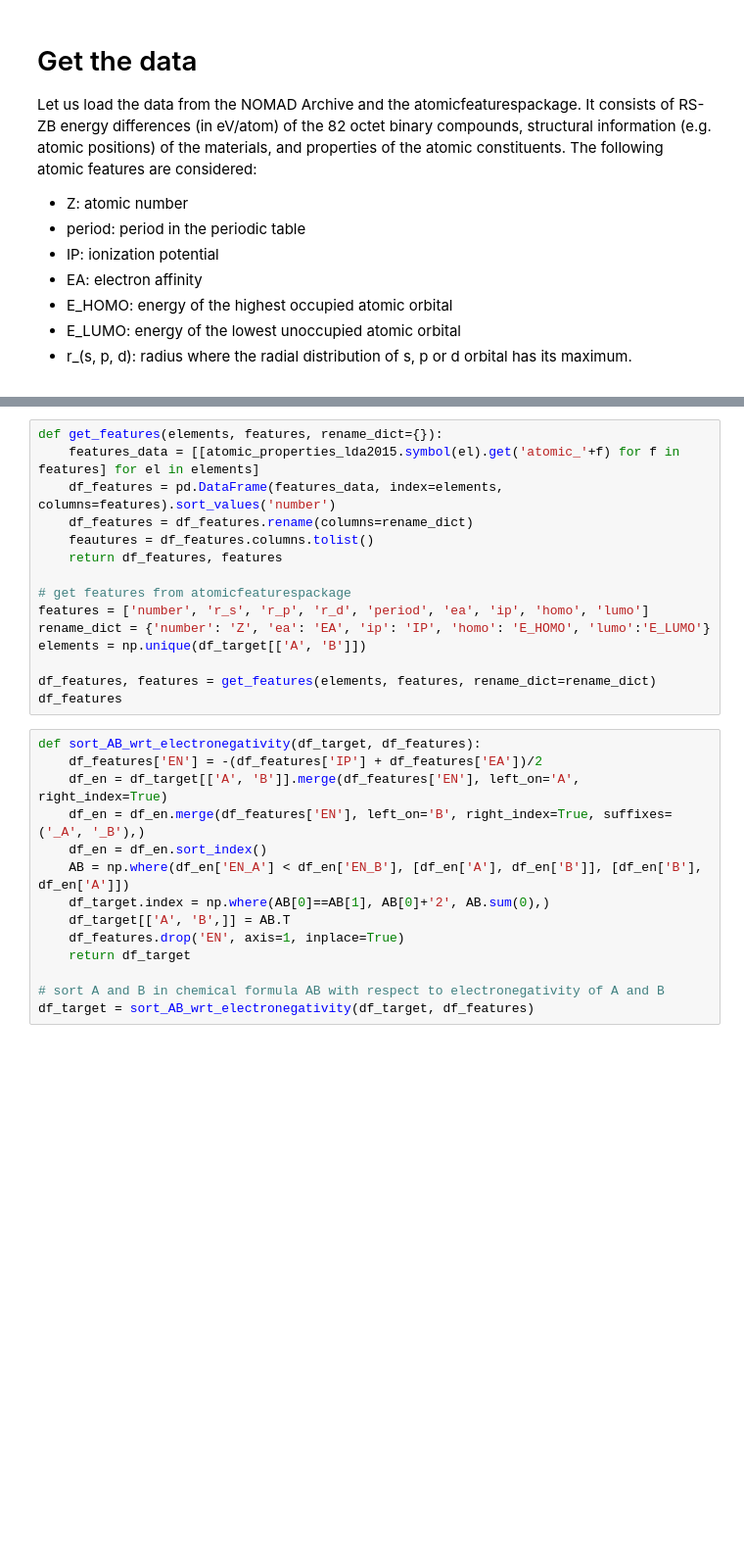
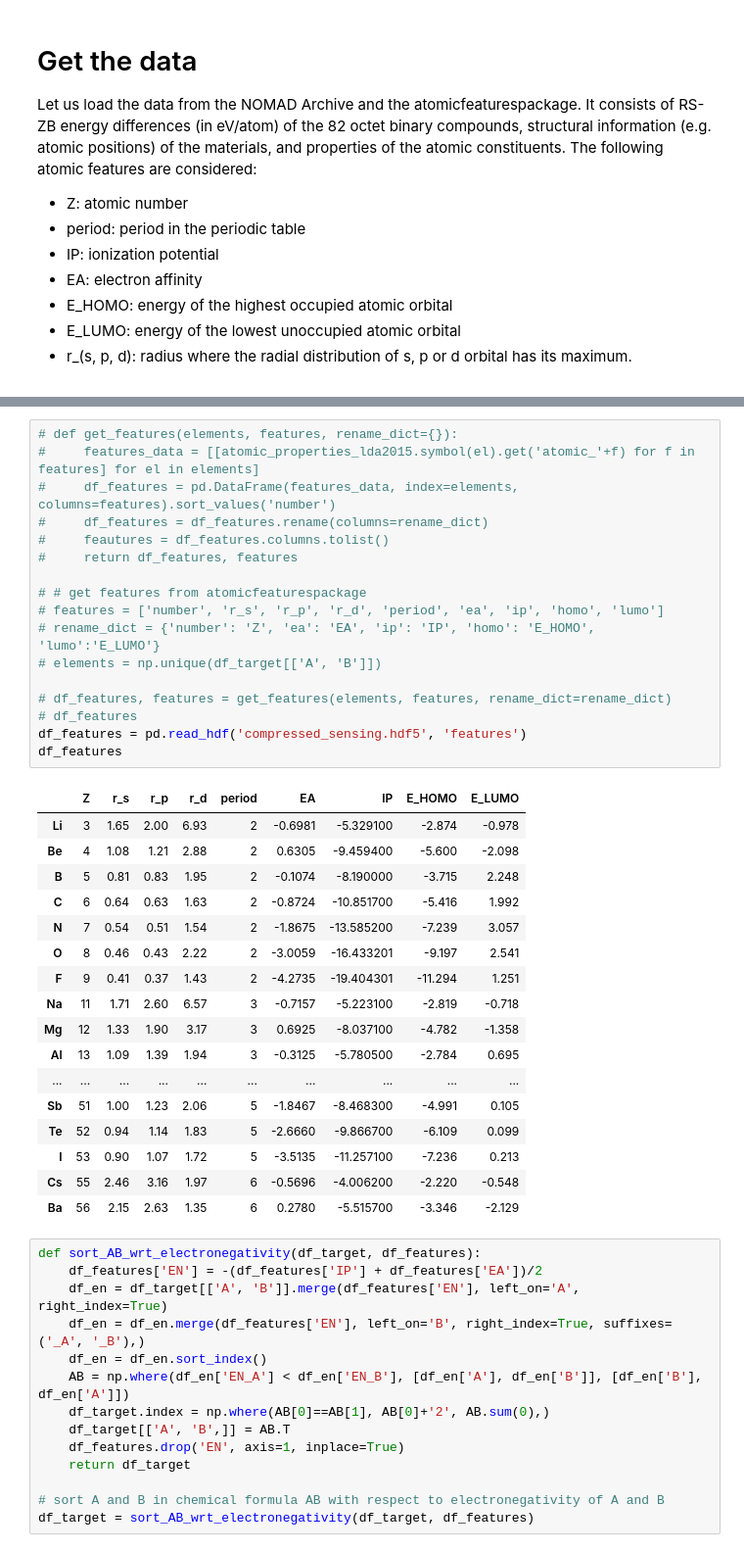
Before and after one commit to fekad/ai-toolkit-compressed-sensing, a Jupyter notebook: notebook/compressed_sensing.ipynb, the cells around one changed output, grey strips where cells are left out. Shown: that part at 98% size. Drawn from its saved outputs; the diff is of its cells as text; blank space fills up the shorter version.

```diff
--- a/notebook/compressed_sensing.ipynb
+++ b/notebook/compressed_sensing.ipynb
@@ -217,18 +249,38 @@ df_target
 # %%
-def get_features(elements, features, rename_dict={}):
-    features_data = [[atomic_properties_lda2015.symbol(el).get('atomic_'+f) for f in features] for el in elements]
-    df_features = pd.DataFrame(features_data, index=elements, columns=features).sort_values('number')
-    df_features = df_features.rename(columns=rename_dict)
-    feautures = df_features.columns.tolist()
-    return df_features, features
+# def get_features(elements, features, rename_dict={}):
+#     features_data = [[atomic_properties_lda2015.symbol(el).get('atomic_'+f) for f in features] for el in elements]
+#     df_features = pd.DataFrame(features_data, index=elements, columns=features).sort_values('number')
+#     df_features = df_features.rename(columns=rename_dict)
+#     feautures = df_features.columns.tolist()
+#     return df_features, features
 
-# get features from atomicfeaturespackage
-features = ['number', 'r_s', 'r_p', 'r_d', 'period', 'ea', 'ip', 'homo', 'lumo']
-rename_dict = {'number': 'Z', 'ea': 'EA', 'ip': 'IP', 'homo': 'E_HOMO', 'lumo':'E_LUMO'}
-elements = np.unique(df_target[['A', 'B']])
+# # get features from atomicfeaturespackage
+# features = ['number', 'r_s', 'r_p', 'r_d', 'period', 'ea', 'ip', 'homo', 'lumo']
+# rename_dict = {'number': 'Z', 'ea': 'EA', 'ip': 'IP', 'homo': 'E_HOMO', 'lumo':'E_LUMO'}
+# elements = np.unique(df_target[['A', 'B']])
 
-df_features, features = get_features(elements, features, rename_dict=rename_dict)
+# df_features, features = get_features(elements, features, rename_dict=rename_dict)
+# df_features
+df_features = pd.read_hdf('compressed_sensing.hdf5', 'features')
 df_features
+# %% [output]
+|  | Z | r_s | r_p | r_d | period | EA | IP | E_HOMO | E_LUMO |
+| Li | 3 | 1.65 | 2.00 | 6.93 | 2 | -0.6981 | -5.329100 | -2.874 | -0.978 |
+| Be | 4 | 1.08 | 1.21 | 2.88 | 2 | 0.6305 | -9.459400 | -5.600 | -2.098 |
+| B | 5 | 0.81 | 0.83 | 1.95 | 2 | -0.1074 | -8.190000 | -3.715 | 2.248 |
+| C | 6 | 0.64 | 0.63 | 1.63 | 2 | -0.8724 | -10.851700 | -5.416 | 1.992 |
+| N | 7 | 0.54 | 0.51 | 1.54 | 2 | -1.8675 | -13.585200 | -7.239 | 3.057 |
+| O | 8 | 0.46 | 0.43 | 2.22 | 2 | -3.0059 | -16.433201 | -9.197 | 2.541 |
+| F | 9 | 0.41 | 0.37 | 1.43 | 2 | -4.2735 | -19.404301 | -11.294 | 1.251 |
+| Na | 11 | 1.71 | 2.60 | 6.57 | 3 | -0.7157 | -5.223100 | -2.819 | -0.718 |
+| Mg | 12 | 1.33 | 1.90 | 3.17 | 3 | 0.6925 | -8.037100 | -4.782 | -1.358 |
+| Al | 13 | 1.09 | 1.39 | 1.94 | 3 | -0.3125 | -5.780500 | -2.784 | 0.695 |
+| ... | ... | ... | ... | ... | ... | ... | ... | ... | ... |
+| Sb | 51 | 1.00 | 1.23 | 2.06 | 5 | -1.8467 | -8.468300 | -4.991 | 0.105 |
+| Te | 52 | 0.94 | 1.14 | 1.83 | 5 | -2.6660 | -9.866700 | -6.109 | 0.099 |
+| I | 53 | 0.90 | 1.07 | 1.72 | 5 | -3.5135 | -11.257100 | -7.236 | 0.213 |
+| Cs | 55 | 2.46 | 3.16 | 1.97 | 6 | -0.5696 | -4.006200 | -2.220 | -0.548 |
+| Ba | 56 | 2.15 | 2.63 | 1.35 | 6 | 0.2780 | -5.515700 | -3.346 | -2.129 |
 # %%
 def sort_AB_wrt_electronegativity(df_target, df_features):
     df_features['EN'] = -(df_features['IP'] + df_features['EA'])/2
```
Also changed, not shown: parts of 26 cells of this notebook, 6 other files.
